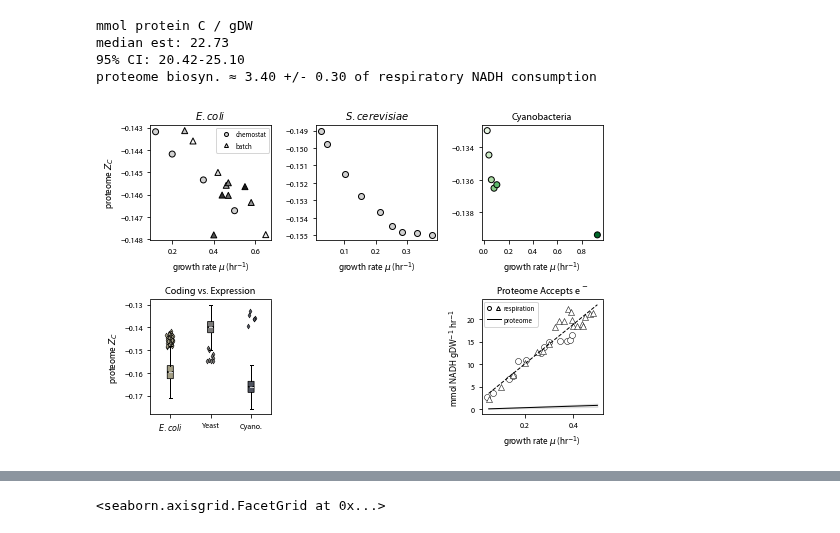
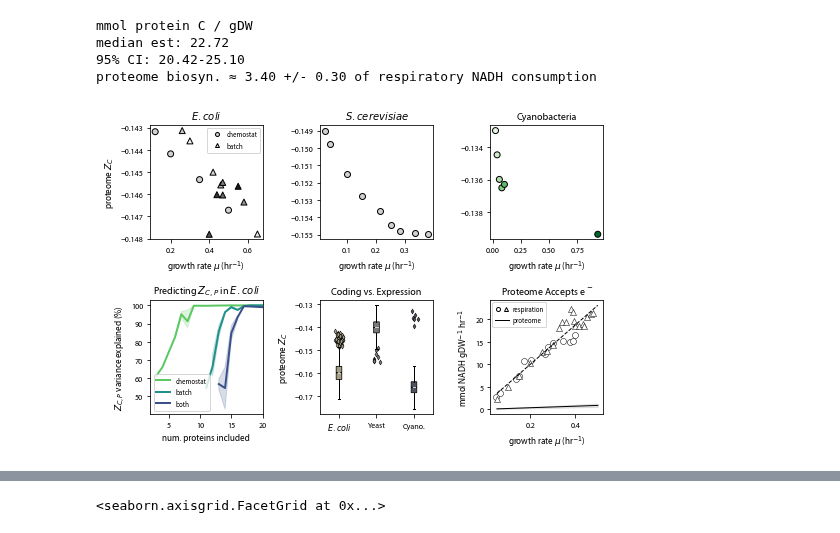
Before and after one commit to flamholz/redox-proteome, a Jupyter notebook: notebooks/AllFigures.ipynb, the cells around one changed output, grey strips where cells are left out. Cells and saved outputs as stored; diff of their text form; code cells hidden in the pictures.

```diff
--- a/notebooks/AllFigures.ipynb
+++ b/notebooks/AllFigures.ipynb
@@ -71,7 +56,7 @@ mask = coli_data.dataset == 'li_2014'
 coli_li = coli_data[mask].copy()
 
 # extract schmidt 2016 data in chemostat_conds
-coli_schmidt_chemostat = coli_chemostat[coli_data.condition.str.startswith('chemostat_u')]
+coli_schmidt_chemostat = coli_chemostat[coli_data.condition.str.startswith('chemostat_')]
 
 # extract schmidt 2016 minimal media non-stress conds
 mm_conds = 'glucose,fructose,galactose,glucosamine,xylose,mannose,glycerol,succinate,fumarate,pyruvate,acetate'.split(',')
@@ -124,7 +109,24 @@ plt.title('Cyanobacteria')
 plt.ylabel('')
 plt.xlabel('growth rate $\mu$ (hr$^{-1}$)')
 
+# Regression analysis for E. coli
 plt.sca(axs[1,0])
+
+# Read in the output of the lasso regression analysis
+lasso_res = pd.read_csv('../data/proteomes/Coli/Schmidt_lasso_regression.csv')
+lasso_res['var_explained_pct'] = 100*lasso_res.var_explained
+mask = lasso_res.conditions_included != 'all'
+
+sns.lineplot(data=lasso_res[mask], x='n_proteins', y='var_explained_pct', hue='conditions_included',
+             palette='viridis_r')
+
+plt.xlim(2, 20)
+plt.legend(title=None, loc=3)
+plt.xlabel('num. proteins included')
+plt.ylabel('$Z_{C,P}$ variance explained (%)')
+plt.title('Predicting $Z_{C,P}$ in $E. coli$')
+
+plt.sca(axs[1,1])
 order = 'coli,yeast,PCC6803'.split(',')
 labels = dict(coli='$E. coli$', yeast='Yeast', PCC6803='Cyano.')
 pal = sns.color_palette('cividis_r', n_colors=len(order), desat=0.4)
@@ -155,9 +157,6 @@ ticks = [labels[o] for o in order]
 plt.xticks(np.arange(len(order)), ticks, ha='center')
 plt.ylabel('proteome $Z_C$')
 plt.title('Coding vs. Expression')
-
-plt.sca(axs[1, 1])
-plt.axis('off')
 
 plt.sca(axs[1, 2])
 # Growth rates u range from 0.05 (10 hrs) to 0.5 (80 min) to match data roughly
@@ -203,33 +202,33 @@ l = plt.plot(mus, protein_NADH_flux_med, lw=1, color='k', zorder=10,
              label='proteome')
 
 med_ratio = protein_NADH_flux_med/pred_resp_NADH_cons
 med_pct = 100*med_ratio
 print('proteome biosyn. ≈ {0:.2f} +/- {1:.2f} of respiratory NADH consumption'.format(
     med_pct.mean(), med_pct.std()))
 
 plt.title('Proteome Accepts e$^-$')
 plt.ylabel('mmol NADH gDW$^{-1}$ hr$^{-1}$')
 plt.xlabel('growth rate $\mu$ (hr$^{-1}$)')
 
 line = Line2D([0], [0], color='k', linewidth=1)
 circ = Line2D([0], [0], marker='o', color='w',
               markerfacecolor='w', markeredgecolor='k',
               linewidth=1, markersize=4)
 tri = Line2D([0], [0], marker='^', color='w',
              markerfacecolor='w', markeredgecolor='k',
              linewidth=1, markersize=4)
 
 legend_elements = [(circ, tri), line]
 plt.gca().legend(handles=legend_elements, labels='respiration,proteome'.split(','),
                  loc=2, handletextpad=0.4, borderaxespad=0.3,
                  handler_map={tuple: HandlerTuple(ndivide=None)})
 
 plt.tight_layout()
-plt.savefig('../output/Fig1.png', facecolor='w', dpi=300)
+plt.savefig('../output/Fig2.png', facecolor='w', dpi=300)
 plt.show()
 # %% [output]
 mmol protein C / gDW
-median est: 22.73
+median est: 22.72
 95% CI: 20.42-25.10
 proteome biosyn. ≈ 3.40 +/- 0.30 of respiratory NADH consumption
-[figure, old version]
+[figure, new version]
```
Also changed, not shown: parts of 15 cells of this notebook, 13 other files.
